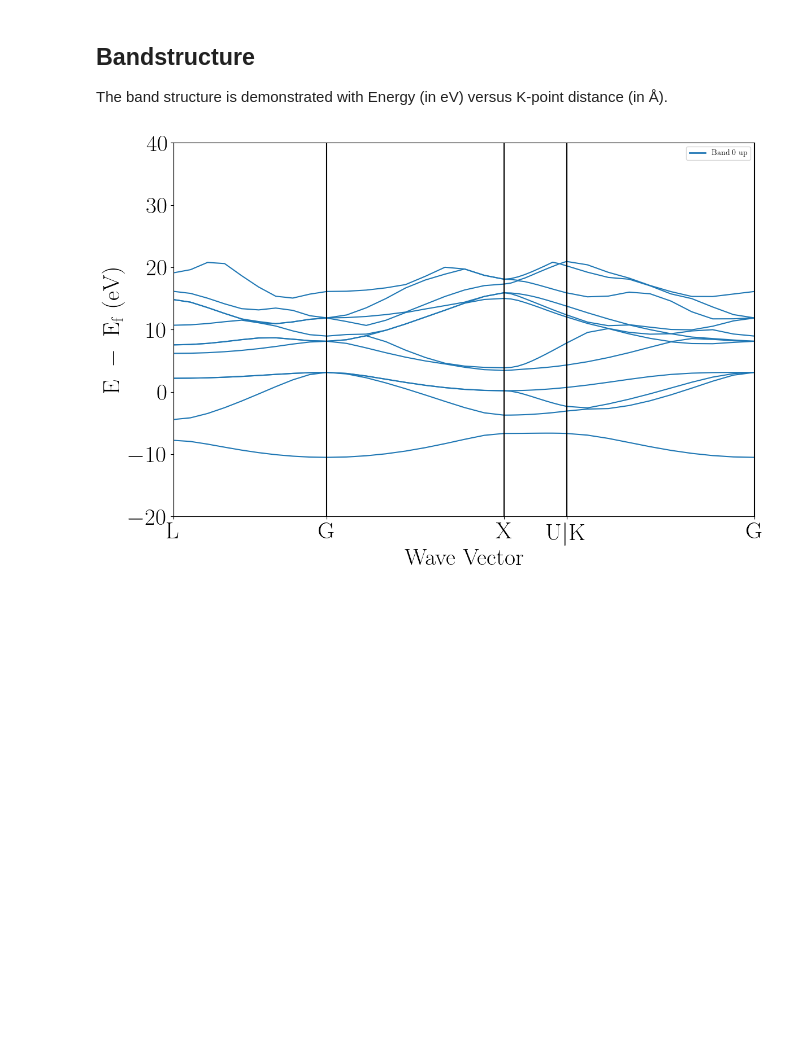
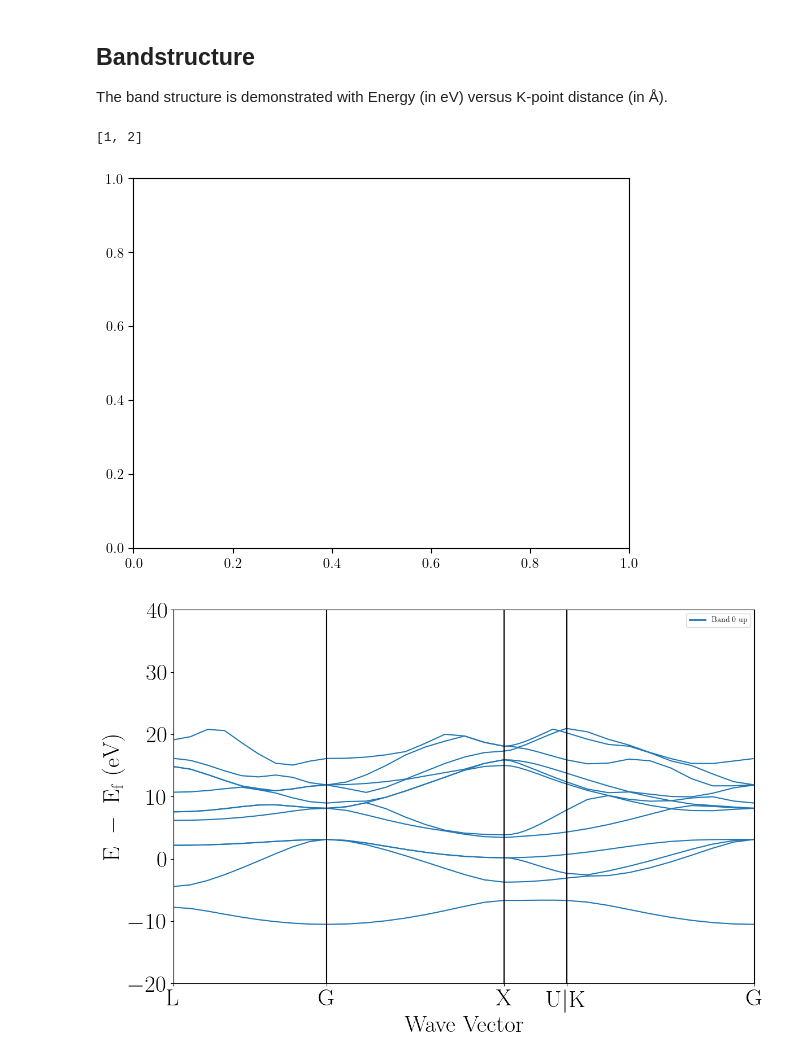
Before and after one commit to Photonico/CMP_Practice, a Jupyter notebook: VASP/Analysis for Bulk Si.ipynb, the cells around one changed output. Saved outputs shown, nothing was run; the diff lists cells and outputs as text; code cells hidden in the pictures; blank space fills up the shorter version.

```diff
--- a/VASP/Analysis for Bulk Si.ipynb
+++ b/VASP/Analysis for Bulk Si.ipynb
@@ -138,17 +138,25 @@ The band structure is demonstrated with Energy (in eV) versus K-point distance (
 # %%
 import matplotlib.pyplot as plt
 from pymatgen.electronic_structure.plotter import BSPlotter
 from pymatgen.io.vasp import Vasprun
 
 # Extract the band structure data from the vasprun.xml file
 vasprun = Vasprun("Bulk_fcc_Si_bandstructure/vasprun.xml")
 band_structure = vasprun.get_band_structure(line_mode=True)
 
+axes = plt.gca()
+
 # Use pymatgen's BSPlotter tool to create the band structure plot
 plotter = BSPlotter(band_structure)
 band_plot = plotter.get_plot(ylim=(-20, 40))
+
+
+
+print(plt.get_fignums())
 # %% [output]
+[1, 2]
-[figure, old version]
+[figure, new version]
+[figure, added]
 # %%
 # KPionts reader
 
```
